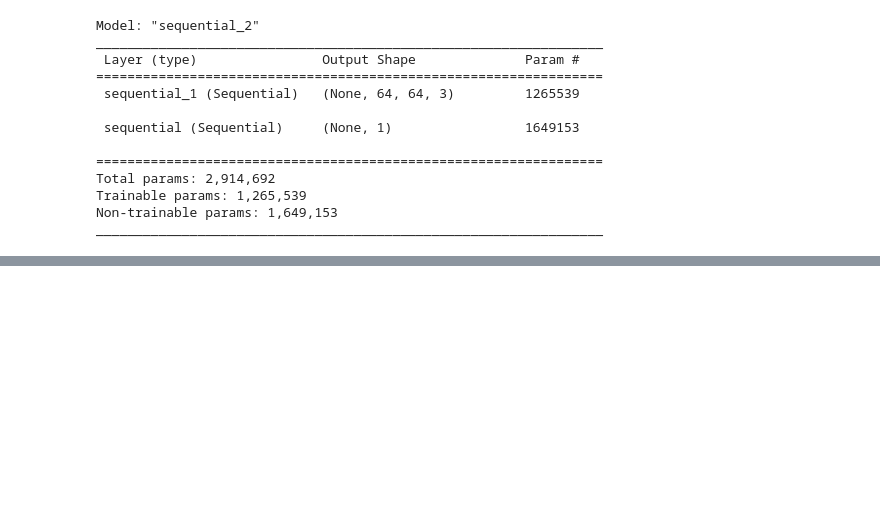
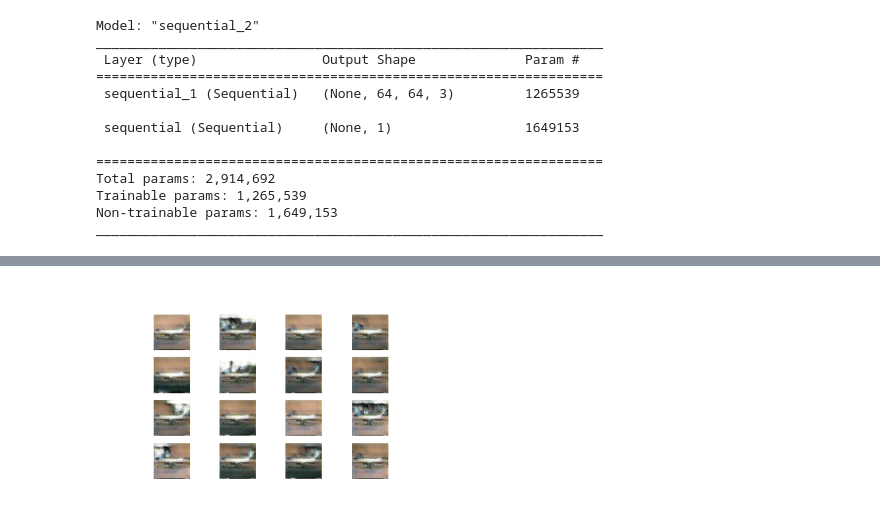
Before and after one commit to mbryant2025/plane_gan, a Jupyter notebook: gan.ipynb, the cells around one changed output, grey strips where cells are left out. Cells and saved outputs as stored; diff of their text form; code cells hidden in the pictures; blank space fills up the shorter version.

```diff
--- a/gan.ipynb
+++ b/gan.ipynb
@@ -314,0 +349,8 @@ KeyboardInterrupt:
+# %%
+#Show sample images from final epoch
+img = cv2.imread(f'images/epoch_20.png')
+plt.imshow(img)
+plt.axis('off')
+plt.show()
+# %% [output]
+[figure, added]
```
Also changed, not shown: parts of 8 cells of this notebook.
